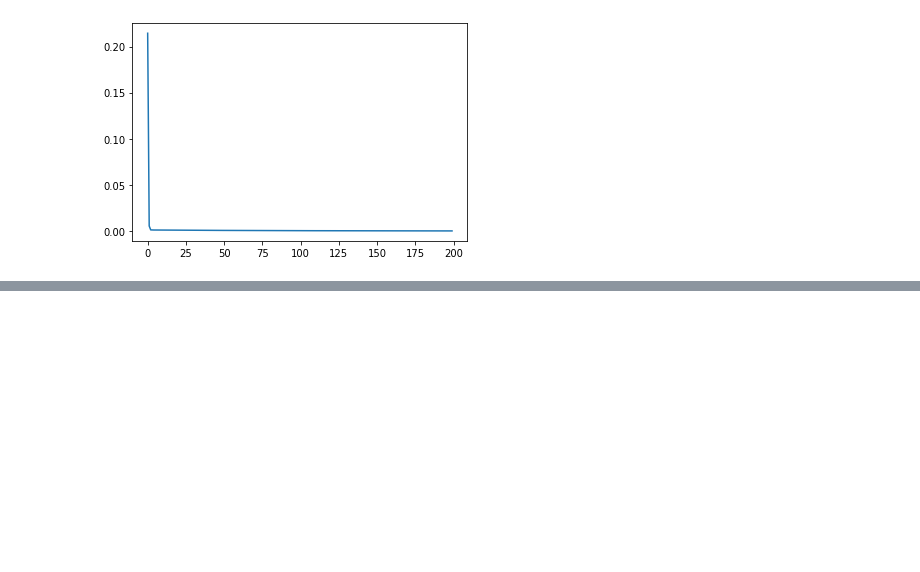
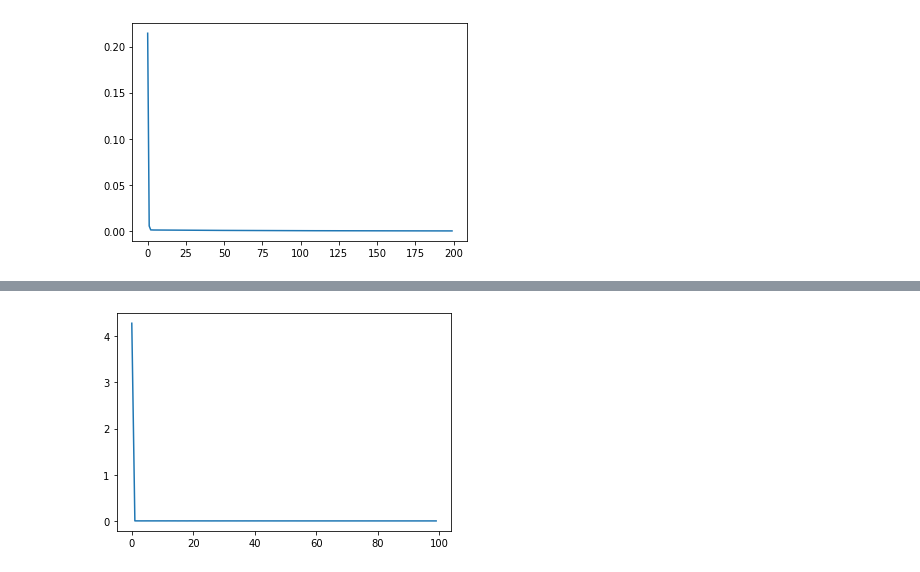
Before and after one commit to Eunhasuiin/Tensorflow-DeepLearning-Programing, a Jupyter notebook: TDP_03.ipynb, the cells around one changed output, grey strips where cells are left out. Cells and saved outputs as stored; diff of their text form; code cells hidden in the pictures; blank space fills up the shorter version.

```diff
--- a/TDP_03.ipynb
+++ b/TDP_03.ipynb
@@ -106,0 +265,43 @@ w=0.9972, b=0.0212, loss=0.0001
+# %%
+import numpy as np
+import tensorflow as tf
+import matplotlib.pyplot as plt
+
+x=np.arange(12)
+t=np.arange(12)
+
+#hyper parameter
+w=tf.Variable(0.5)
+b=tf.Variable(0.0)
+lr=0.01
+
+train_size=x.size
+batch_size=4
+K=train_size//batch_size
+
+loss_list=[]
+
+for epoch in range(100):
+  batch_loss=0.0
+  for step in range(K):
+    mask=np.random.choice(train_size, batch_size)
+    x_batch=x[mask]
+    t_batch=t[mask]
+
+    with tf.GradientTape() as tape:
+      y=w*x_batch + b
+      loss=tf.reduce_mean(tf.square(y-t_batch))
+
+    dW, dB = tape.gradient(loss,[w,b])
+    w.assign_sub(lr*dW)
+    b.assign_sub(lr*dB)
+    batch_loss += loss.numpy()
+
+  batch_loss/=K #loss의 평균 산출
+  loss_list.append(batch_loss)
+
+print("w={:>.4f}, b={:>.4f}, batch loss={:>.4f}".format(w.numpy(), b.numpy(), batch_loss))
+
+plt.plot(loss_list)
+plt.show()
+# %% [output]
@@ -106,0 +309 @@ w=0.9972, b=0.0212, loss=0.0001
+[figure, added]
```
Also changed, not shown: parts of 9 cells of this notebook.
